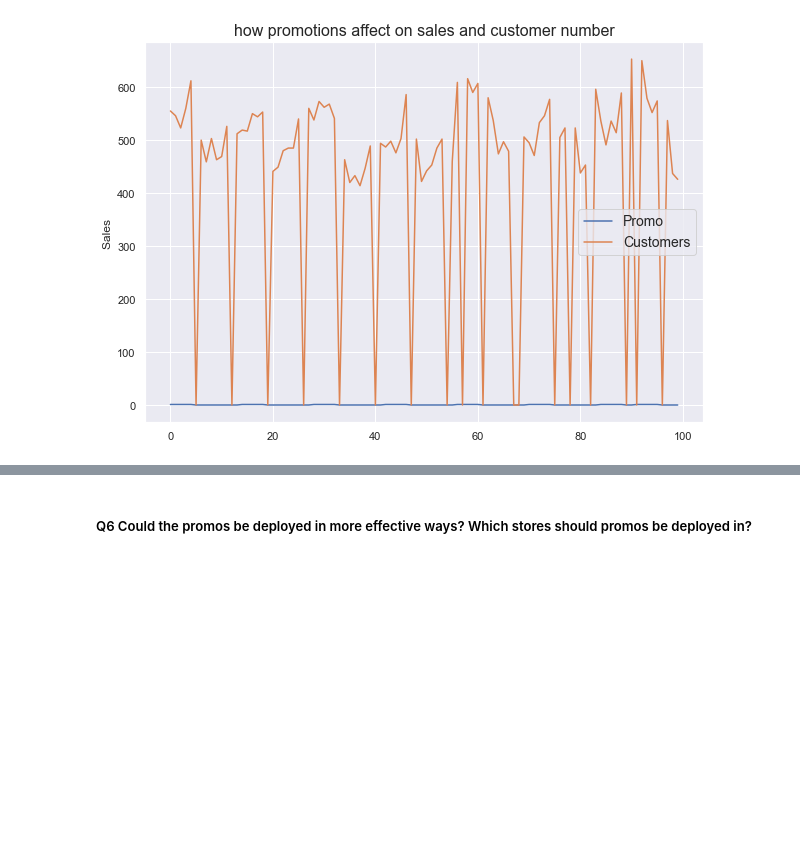
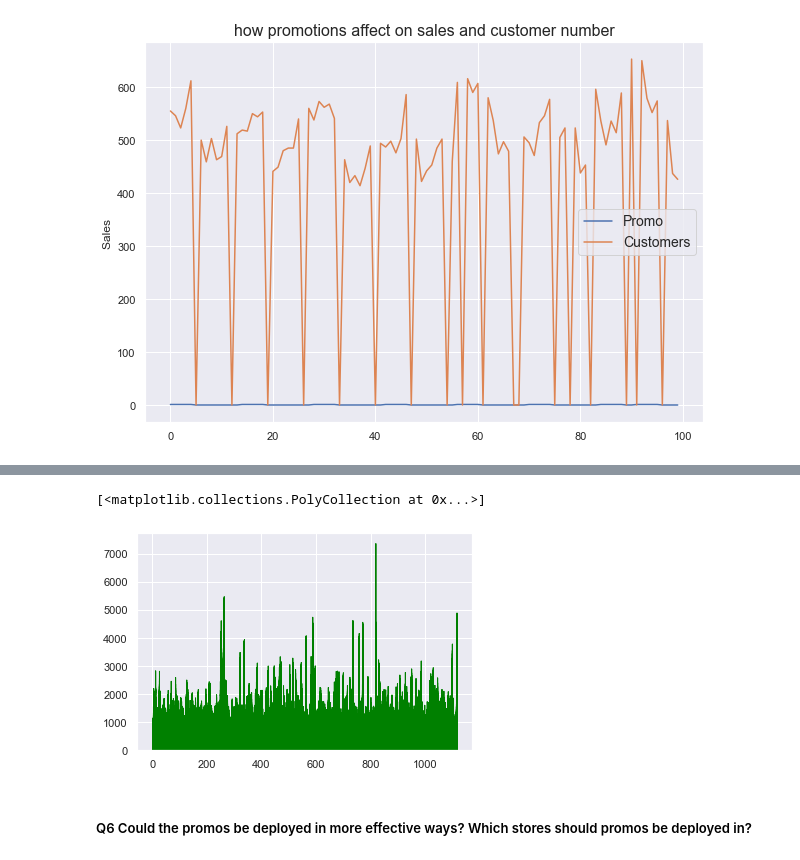
Before and after one commit to Endework/Forcast, a Jupyter notebook: notebooks/task1.ipynb, the cells around one changed output, grey strips where cells are left out. Cells and saved outputs as stored; diff of their text form; code cells hidden in the pictures; blank space fills up the shorter version.

```diff
--- a/notebooks/task1.ipynb
+++ b/notebooks/task1.ipynb
@@ -315,3 +311,15 @@ train_final[['Sales','Promo2']].value_counts().plot(kind='area',color='purple',t
+# %%
+import matplotlib.pyplot as plt
+import seaborn as sns
+
+#set seaborn style
+sns.set_theme()
+
+#create seaborn area chart
+plt.stackplot(train_final.Store, train_final.Customers,color='green')
+# %% [output]
+[<matplotlib.collections.PolyCollection at 0x...>]
+[figure, added]
 # %% [markdown]
 ##### Q6 Could the promos be deployed in more effective ways? Which stores should promos be deployed in?
 # %% [markdown]
```
Also changed, not shown: parts of 2 cells of this notebook.
